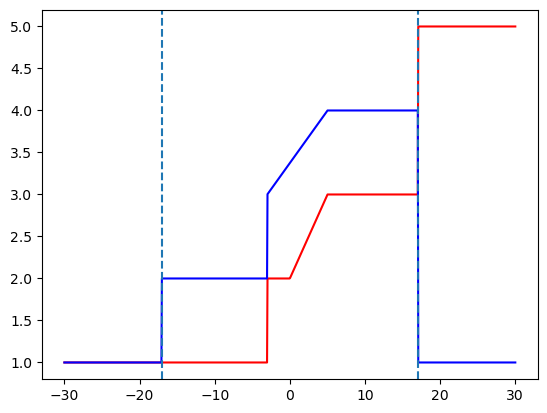
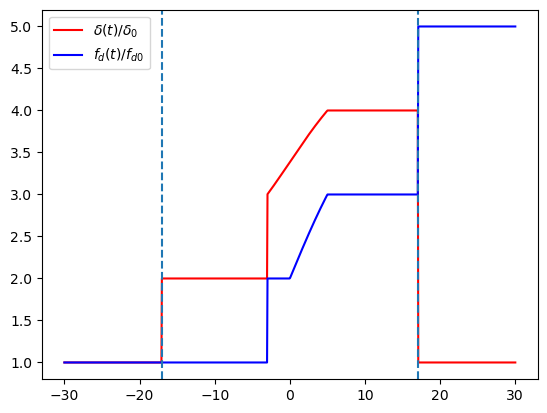
Code edit (unified diff) that turned the first committed figure into the second:
--- before
+++ after
@@ -2,31 +2,51 @@
 An illustration to how p/h_enh work.
 """
+from ibsen.utils import absv
 plt.close('all')
-f_d_0 = 10
-delta_0 = 0.01
+f_d_0 = 250
+delta_0 = 0.02
 p_enh = [2, [2, 3], 5]
-p_enh_times = [-3*DAY, [0, 5*DAY], 't2']
+p_enh_true_an = [orb.true_an(-3*DAY),
+               [0, orb.true_an(5*DAY)],
+               't2']
 h_enh = [2, [3, 4], 1]
-h_enh_times = ['t1', [-3*DAY, 5*DAY], 't2']
+h_enh_true_an = ['t1', 
+               [orb.true_an(-3*DAY), orb.true_an(5*DAY)],
+               't2']
+star0 = OpticalStar(sys_name = sys_name, 
+              f_d=f_d_0, delta=delta_0)
+star1 = OpticalStar(sys_name = sys_name, 
+              f_d=f_d_0, delta=delta_0, 
+            p_enh = p_enh,
+            p_enh_true_an= p_enh_true_an,
+            h_enh = h_enh,
+            h_enh_true_an = h_enh_true_an,  )
+winds0 = Winds(orbit=orb, star=star0, pulsar=pulsar)
+winds1 = Winds(orbit=orb, star=star1, pulsar=pulsar)
+
 ts = np.linspace(-30, 30, 1000) * DAY
 fs = []
 deltas = []
+r_pes0 = []
+r_pes1 = []
+
+some_vec_se = orb.vector_sp(t=0.*DAY)
 for t_forwinds in ts:
-    _winds = Winds(orbit=orb, sys_name = sys_name, 
-              f_d=f_d_0, delta=delta_0, 
-            p_enh = p_enh,
-            p_enh_times = p_enh_times,
-            h_enh = h_enh,
-            h_enh_times = h_enh_times,  
-                   t_forwinds=t_forwinds
+    nu = orb.true_an(t_forwinds)
+    fs.append((star1._f_d_eff(true_an=nu) /
+             star0._f_d_eff(true_an=nu))
              )
-    fs.append(_winds.f_d/f_d_0)
-    deltas.append(_winds.delta/delta_0)
+    deltas.append((star1._delta_eff(true_an=nu) / 
+                 star0._delta_eff(true_an=nu) ))
+    r_pes0.append(winds0.dist_pe(t=t_forwinds))
+    r_pes1.append(winds1.dist_pe(t=t_forwinds))
+    
+fs, deltas = np.array(fs), np.array(deltas)
 
-plt.plot(ts/DAY, fs, color='r', label = r'$\delta(t)/\delta_0$')
-plt.plot(ts/DAY, deltas, color='b', label = r'$f_d(t)/f_{d0}$')
-plt.axvline(x=_winds.t1_pass/DAY, ls='--')
-plt.axvline(x=_winds.t2_pass/DAY, ls='--')
-
+plt.plot(ts/DAY, deltas, color='r', label = r'$\delta(t)/\delta_0$')
+plt.plot(ts/DAY, fs, color='b', label = r'$f_d(t)/f_{d0}$')
+plt.axvline(x=winds1.t1_pass/DAY, ls='--')
+plt.axvline(x=winds1.t2_pass/DAY, ls='--')
+plt.legend()
 
 plt.show()

Commit: restructured winds